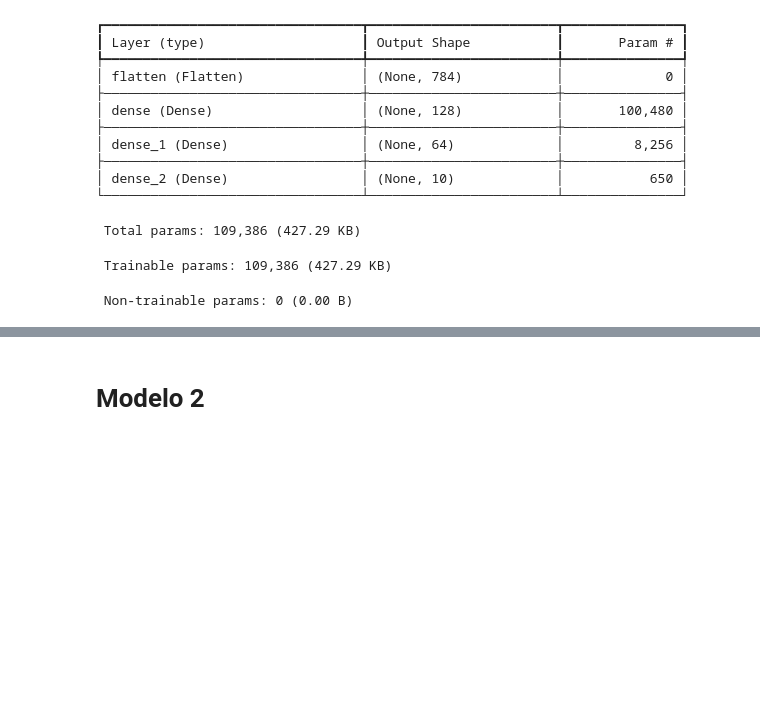
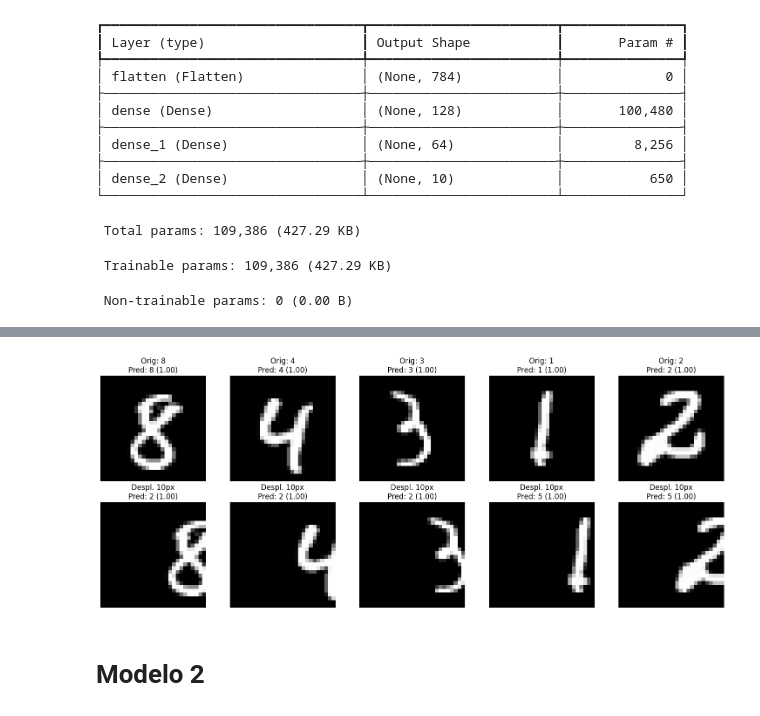
Before and after one commit to richi1325/MAC-SI-2027-1, a Jupyter notebook: Clase_07/02_Computer_Vision_MNIST_Intro.ipynb, the cells around one changed output, grey strips where cells are left out. Saved outputs shown, nothing was run; the diff lists cells and outputs as text; code cells hidden in the pictures; blank space fills up the shorter version.

Commit message:
Feat: Predict in ANN (First Approach) & Intro to kernels

```diff
--- a/Clase_07/02_Computer_Vision_MNIST_Intro.ipynb
+++ b/Clase_07/02_Computer_Vision_MNIST_Intro.ipynb
@@ -177,3 +197,41 @@ plt.show()
+# %%
+# Seleccionar 5 imágenes de prueba
+num_images = 5
+original_images = X_test[:num_images]
+original_labels = y_test[:num_images]
+
+# Desplazar las imágenes 10 píxeles a la derecha
+shifted_images = np.zeros_like(original_images)
+for i in range(num_images):
+    # Desplazamos a la derecha introduciendo ceros a la izquierda
+    shifted_images[i, :, 10:] = original_images[i, :, :-10]
+
+# Realizar predicciones para originales y desplazadas
+preds_original = model.predict(original_images, verbose=0)
+preds_shifted = model.predict(shifted_images, verbose=0)
+
+# Graficar los resultados de la comparación
+fig, axes = plt.subplots(2, num_images, figsize=(15, 6))
+
+for i in range(num_images):
+    # Mostrar imagen original
+    axes[0, i].imshow(original_images[i], cmap='gray')
+    pred_orig_label = np.argmax(preds_original[i])
+    pred_orig_conf = preds_original[i][pred_orig_label]
+    axes[0, i].set_title(f"Orig: {original_labels[i]}\nPred: {pred_orig_label} ({pred_orig_conf:.2f})")
+    axes[0, i].axis('off')
+
+    # Mostrar imagen desplazada
+    axes[1, i].imshow(shifted_images[i], cmap='gray')
+    pred_shift_label = np.argmax(preds_shifted[i])
+    pred_shift_conf = preds_shifted[i][pred_shift_label]
+    axes[1, i].set_title(f"Despl. 10px\nPred: {pred_shift_label} ({pred_shift_conf:.2f})")
+    axes[1, i].axis('off')
+
+plt.tight_layout()
+plt.show()
+# %% [output]
+[figure, added]
 # %% [markdown]
 # Modelo 2
 # %%
```
Also changed, not shown: parts of 10 cells of this notebook, 1 other file.
